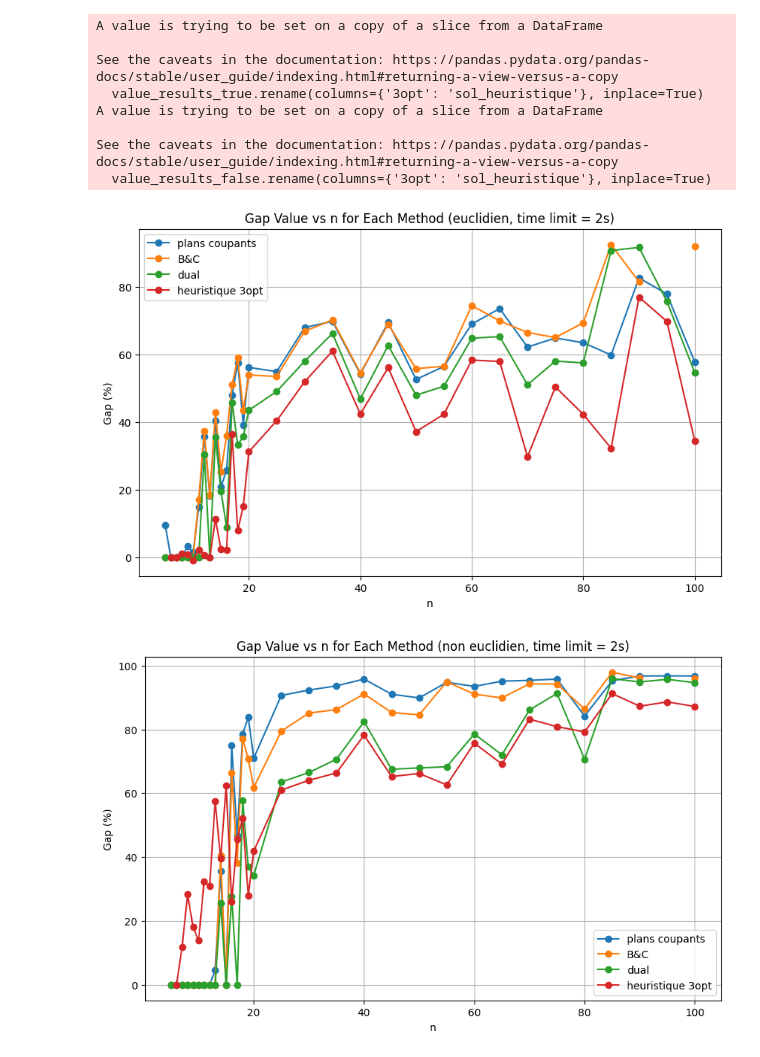
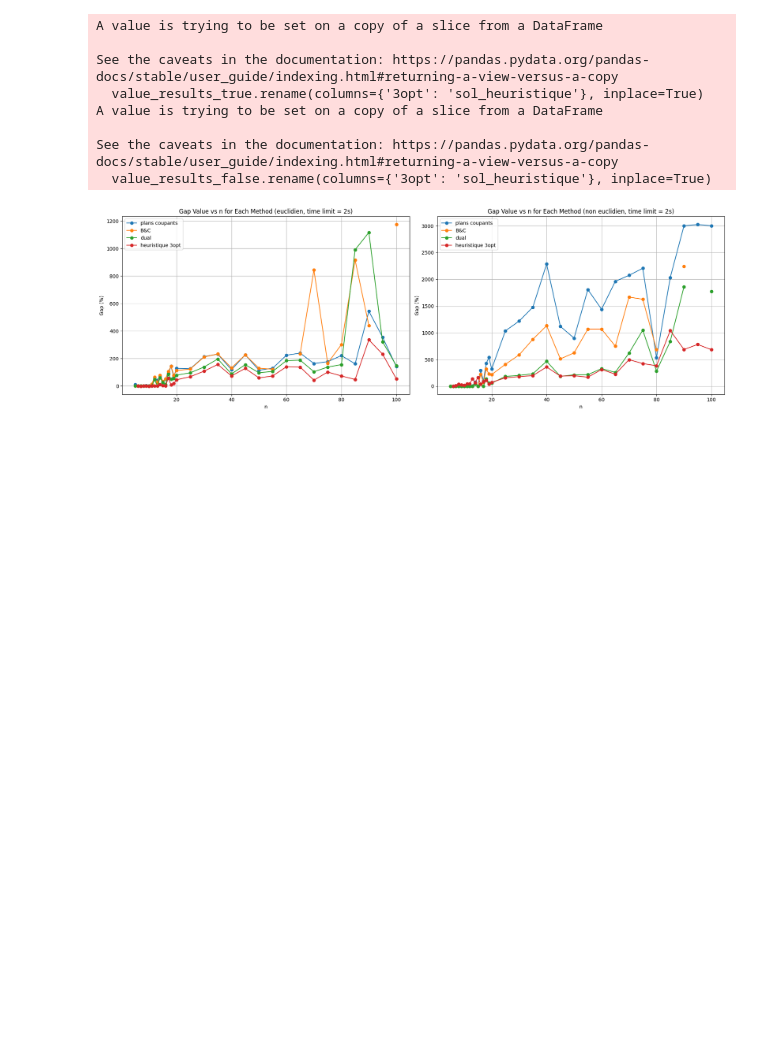
Before and after one commit to Darthkiller2Jr/projet_mpro, a Jupyter notebook: illustrations.ipynb, the cells around one changed output. Cells and saved outputs as stored; diff of their text form; code cells hidden in the pictures; blank space fills up the shorter version.

```diff
--- a/illustrations.ipynb
+++ b/illustrations.ipynb
@@ -250,7 +250,7 @@ def merge_dataframes(df_text, value_results_true, value_results_false):
     combined_df = pd.concat([merged_df_true, merged_df_false], ignore_index=True)
 
     # Calculate the gap
-    combined_df['gap'] = ((combined_df['sol_heuristique'] - combined_df['borne_inf']) / combined_df['sol_heuristique']) * 100
+    combined_df['gap'] = ((combined_df['sol_heuristique'] - combined_df['borne_inf']) / combined_df['borne_inf']) * 100
 
     # Select the desired columns
     final_df = combined_df[['n', 'euclidien', 'sol_heuristique', 'borne_inf', 'gap']]
@@ -273,44 +273,50 @@ A value is trying to be set on a copy of a slice from a DataFrame
 See the caveats in the documentation: https://pandas.pydata.org/pandas-docs/stable/user_guide/indexing.html#returning-a-view-versus-a-copy
   value_results_false.rename(columns={'3opt': 'sol_heuristique'}, inplace=True)
 # %%
+import matplotlib.pyplot as plt
+import pandas as pd
+
+# Assuming df and final_df are already defined
 df = pd.read_csv("results_exact_methods/results_gap_2.0.csv")
 
-
-# For euclidien == true:
+# For euclidien == True
 df_true = df[df["euclidien"] == True].groupby("n").mean().reset_index()
 final_df_true = final_df[final_df["euclidien"] == "true"]
+
+# For euclidien == False
+df_false = df[df["euclidien"] == False].groupby("n").mean().reset_index()
+final_df_false = final_df[final_df["euclidien"] == "false"]
 
 methods = [
     "plans coupants",
     "B&C",
     "dual"
 ]
 
-plt.figure(figsize=(10, 6))
+# Create a figure with two subplots
+fig, axes = plt.subplots(1, 2, figsize=(18, 6))
+
+# Plot for euclidien == True
 for method in methods:
-    plt.plot(df_true["n"], df_true[method]*100, marker='o', label=method)
-plt.plot(final_df_true["n"], final_df_true["gap"], marker='o', label="heuristique 3opt")
-plt.xlabel("n")
-plt.ylabel("Gap (%)")
-plt.title("Gap Value vs n for Each Method (euclidien, time limit = 2s)")
-plt.legend()
-plt.grid(True)
+    axes[0].plot(df_true["n"], df_true[method] * 100, marker='o', label=method)
+axes[0].plot(final_df_true["n"], final_df_true["gap"], marker='o', label="heuristique 3opt")
+axes[0].set_xlabel("n")
+axes[0].set_ylabel("Gap (%)")
+axes[0].set_title("Gap Value vs n for Each Method (euclidien, time limit = 2s)")
+axes[0].legend()
+axes[0].grid(True)
+
+# Plot for euclidien == False
+for method in methods:
+    axes[1].plot(df_false["n"], df_false[method] * 100, marker='o', label=method)
+axes[1].plot(final_df_false["n"], final_df_false["gap"], marker='o', label="heuristique 3opt")
+axes[1].set_xlabel("n")
+axes[1].set_ylabel("Gap (%)")
+axes[1].set_title("Gap Value vs n for Each Method (non euclidien, time limit = 2s)")
+axes[1].legend()
+axes[1].grid(True)
+
+plt.tight_layout()
 plt.show()
-
-df_true = df[df["euclidien"] == False].groupby("n").mean().reset_index()
-final_df_true = final_df[final_df["euclidien"] == "false"]
-
-plt.figure(figsize=(10, 6))
-for method in methods:
-    plt.plot(df_true["n"], df_true[method]*100, marker='o', label=method)
-plt.plot(final_df_true["n"], final_df_true["gap"], marker='o', label="heuristique 3opt")
-
-plt.xlabel("n")
-plt.ylabel("Gap (%)")
-plt.title("Gap Value vs n for Each Method (non euclidien, time limit = 2s)")
-plt.legend()
-plt.grid(True)
-plt.show()
 # %% [output]
-[figure, old version]
+[figure, new version]
-[figure, removed]
```
Also changed, not shown: parts of 4 cells of this notebook, 8 other files.
